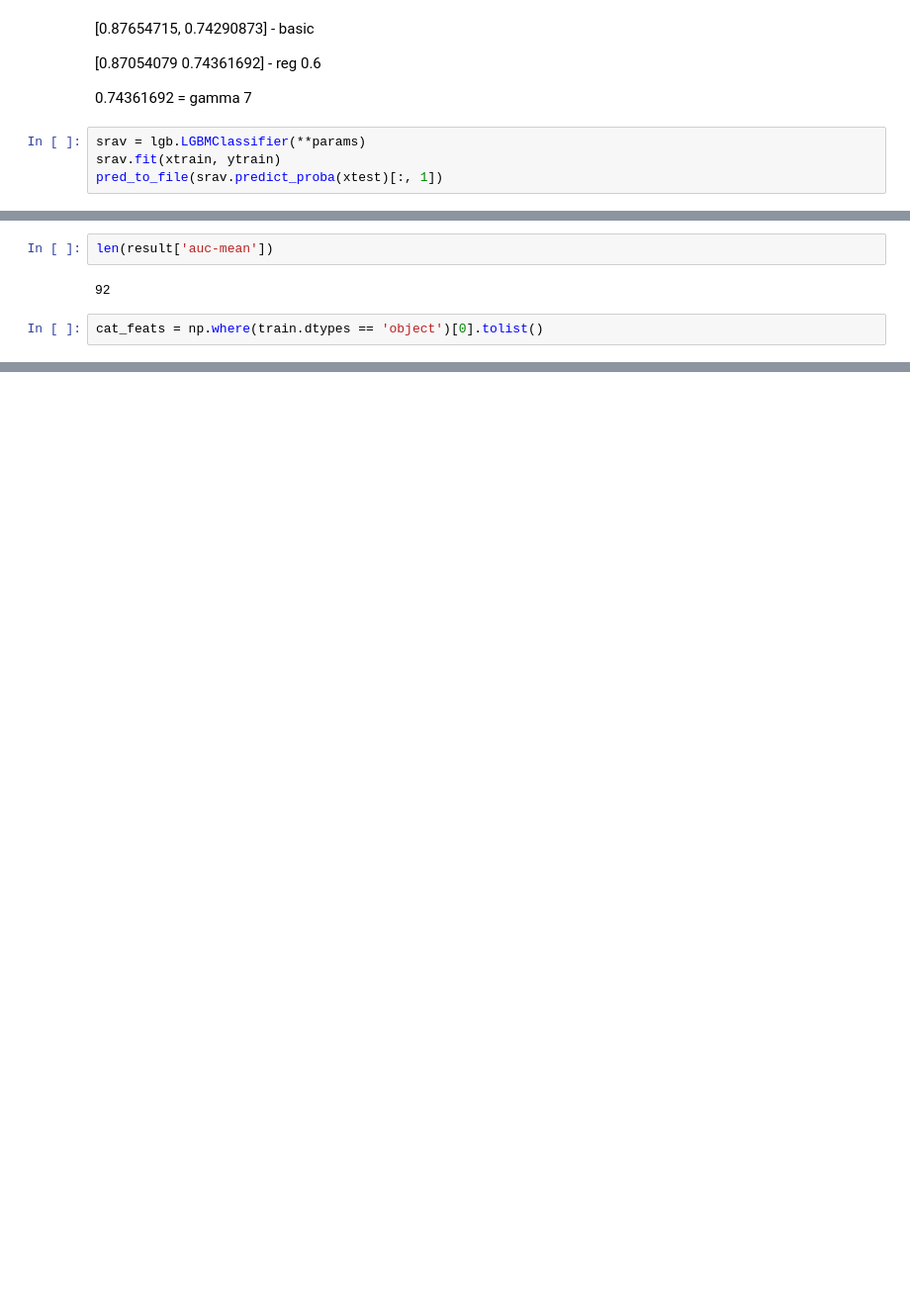
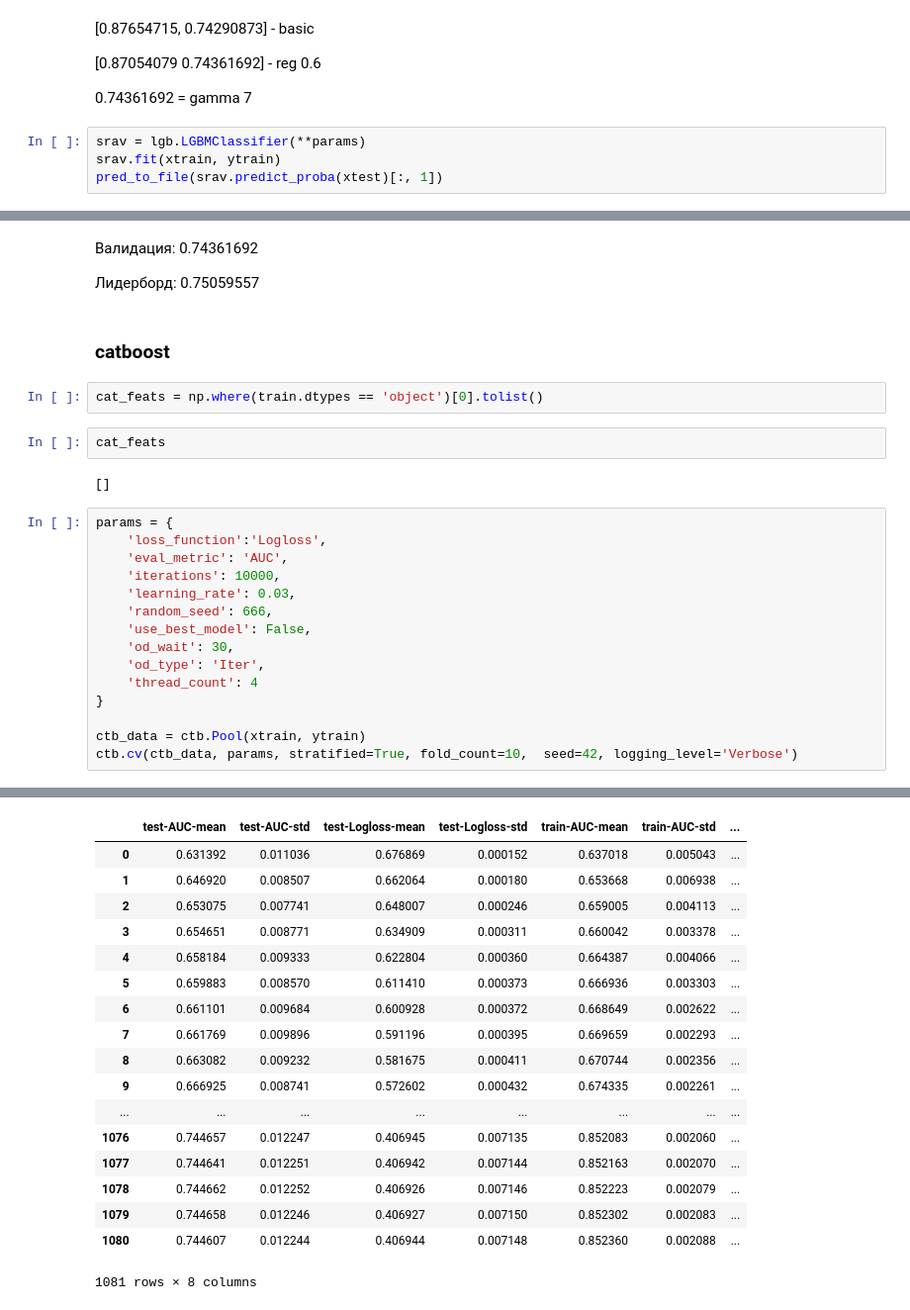
Before and after one commit to Isterikus/modulbank, a Jupyter notebook: boost.ipynb, the cells around one changed output, grey strips where cells are left out. Shown at 99% size. Cells and saved outputs as stored; diff of their text form; blank space fills up the shorter version.

```diff
--- a/boost.ipynb
+++ b/boost.ipynb
@@ -278,6 +276,28 @@ lgb.LGBMClassifier?
-# %%
-len(result['auc-mean'])
-# %% [output]
-92
+# %% [markdown]
+Валидация: 0.74361692
+
+Лидерборд: 0.75059557
+# %% [markdown]
+### catboost
 # %%
 cat_feats = np.where(train.dtypes == 'object')[0].tolist()
+# %%
+cat_feats
+# %% [output]
+[]
+# %%
+params = {
+    'loss_function':'Logloss',
+    'eval_metric': 'AUC',
+    'iterations': 10000,
+    'learning_rate': 0.03,
+    'random_seed': 666,
+    'use_best_model': False,
+    'od_wait': 30,
+    'od_type': 'Iter',
+    'thread_count': 4
+}
+
+ctb_data = ctb.Pool(xtrain, ytrain)
+ctb.cv(ctb_data, params, stratified=True, fold_count=10,  seed=42, logging_level='Verbose')
+# %% [output]
@@ -283,0 +321,18 @@ cat_feats = np.where(train.dtypes == 'object')[0].tolist()
+|  | test-AUC-mean | test-AUC-std | test-Logloss-mean | test-Logloss-std | train-AUC-mean | train-AUC-std | ... |
+| 0 | 0.631392 | 0.011036 | 0.676869 | 0.000152 | 0.637018 | 0.005043 | ... |
+| 1 | 0.646920 | 0.008507 | 0.662064 | 0.000180 | 0.653668 | 0.006938 | ... |
+| 2 | 0.653075 | 0.007741 | 0.648007 | 0.000246 | 0.659005 | 0.004113 | ... |
+| 3 | 0.654651 | 0.008771 | 0.634909 | 0.000311 | 0.660042 | 0.003378 | ... |
+| 4 | 0.658184 | 0.009333 | 0.622804 | 0.000360 | 0.664387 | 0.004066 | ... |
+| 5 | 0.659883 | 0.008570 | 0.611410 | 0.000373 | 0.666936 | 0.003303 | ... |
+| 6 | 0.661101 | 0.009684 | 0.600928 | 0.000372 | 0.668649 | 0.002622 | ... |
+| 7 | 0.661769 | 0.009896 | 0.591196 | 0.000395 | 0.669659 | 0.002293 | ... |
+| 8 | 0.663082 | 0.009232 | 0.581675 | 0.000411 | 0.670744 | 0.002356 | ... |
+| 9 | 0.666925 | 0.008741 | 0.572602 | 0.000432 | 0.674335 | 0.002261 | ... |
+| ... | ... | ... | ... | ... | ... | ... | ... |
+| 1076 | 0.744657 | 0.012247 | 0.406945 | 0.007135 | 0.852083 | 0.002060 | ... |
+| 1077 | 0.744641 | 0.012251 | 0.406942 | 0.007144 | 0.852163 | 0.002070 | ... |
+| 1078 | 0.744662 | 0.012252 | 0.406926 | 0.007146 | 0.852223 | 0.002079 | ... |
+| 1079 | 0.744658 | 0.012246 | 0.406927 | 0.007150 | 0.852302 | 0.002083 | ... |
+| 1080 | 0.744607 | 0.012244 | 0.406944 | 0.007148 | 0.852360 | 0.002088 | ... |
+1081 rows × 8 columns
```
Also changed, not shown: parts of 34 cells of this notebook, 29 other files.
